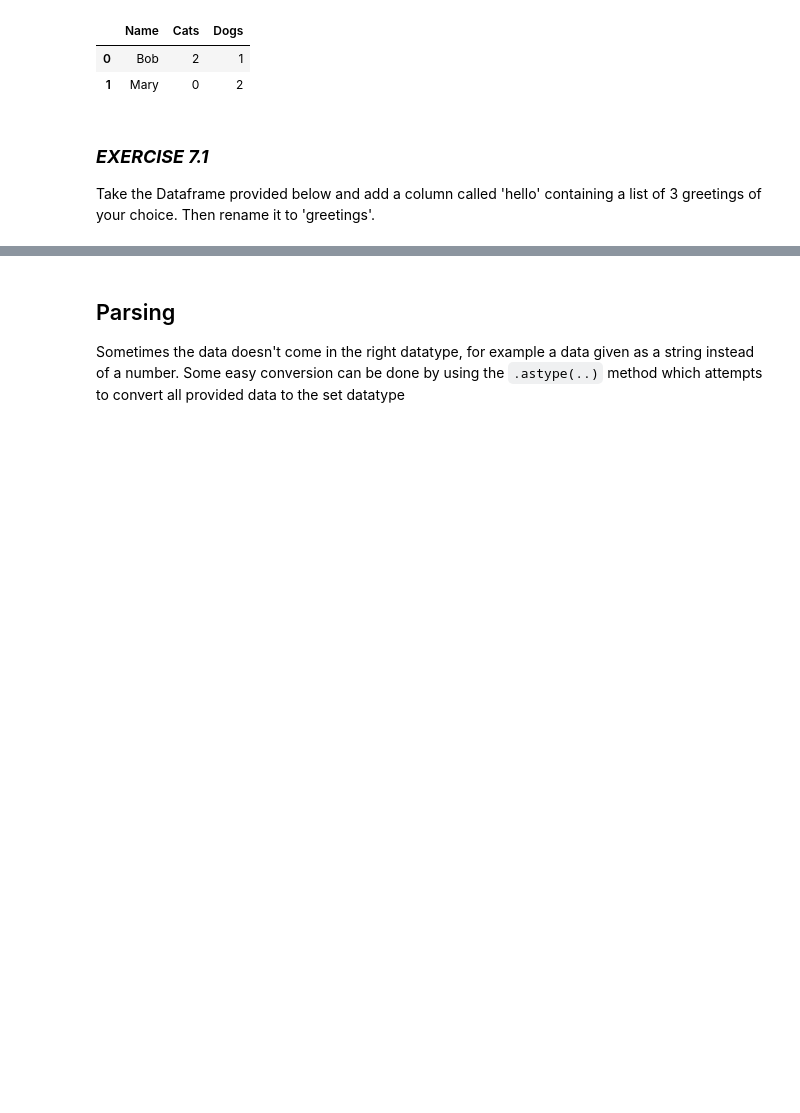
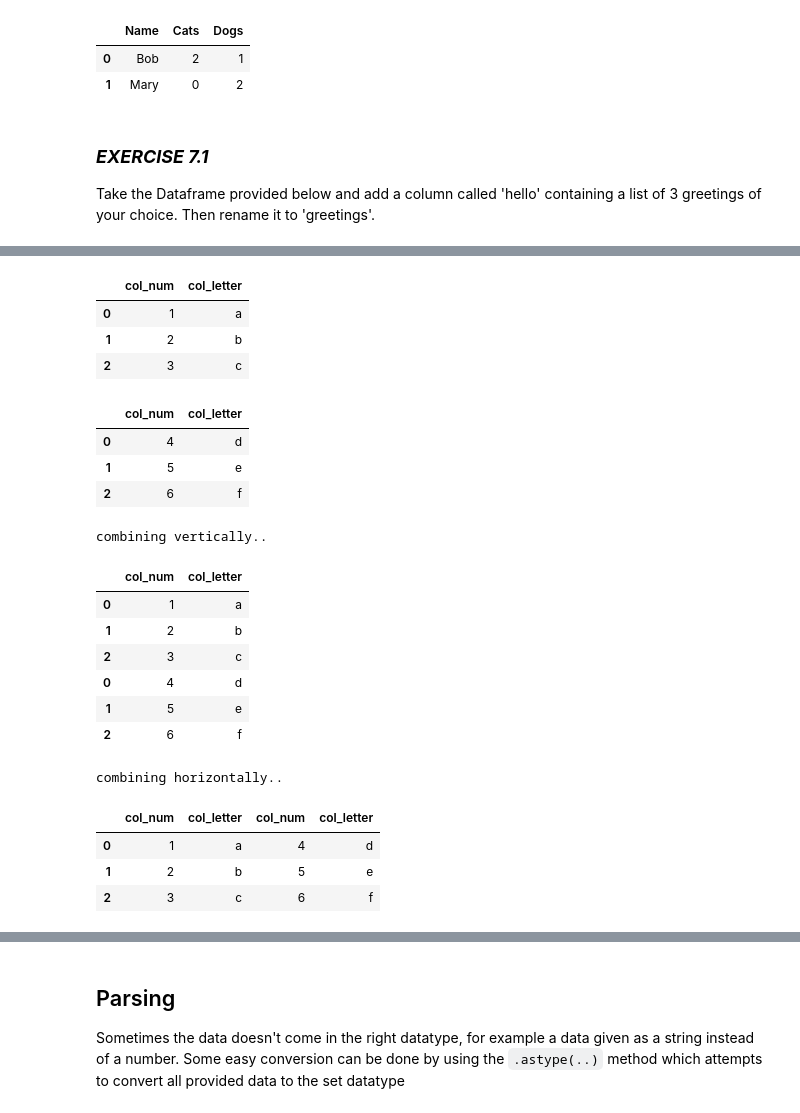
Before and after one commit to gabrielecalvo/pandas_tutorial, a Jupyter notebook: 07_data_manipulation.ipynb, the cells around one changed output, grey strips where cells are left out. Saved outputs shown, nothing was run; the diff lists cells and outputs as text; code cells hidden in the pictures; blank space fills up the shorter version.

```diff
--- a/07_data_manipulation.ipynb
+++ b/07_data_manipulation.ipynb
@@ -116,0 +124,35 @@ df = pd.DataFrame({'Name': ['Bob', 'Mary', 'John'], 'Cats':[2,0,3], 'Dogs':[1,2,
+# %%
+df1 = pd.DataFrame({'col_num': [1,2,3], 'col_letter':['a', 'b', 'c']})
+df2 = pd.DataFrame({'col_num': [4,5,6], 'col_letter':['d', 'e', 'f']})
+
+display(df1, df2)
+
+print('combining vertically..')
+df_v = pd.concat([df1, df2], axis='index')
+display(df_v)
+
+print('combining horizontally..')
+df_h = pd.concat([df1, df2], axis='columns')
+display(df_h)
+# %% [output]
+|  | col_num | col_letter |
+| 0 | 1 | a |
+| 1 | 2 | b |
+| 2 | 3 | c |
+|  | col_num | col_letter |
+| 0 | 4 | d |
+| 1 | 5 | e |
+| 2 | 6 | f |
+combining vertically..
+|  | col_num | col_letter |
+| 0 | 1 | a |
+| 1 | 2 | b |
+| 2 | 3 | c |
+| 0 | 4 | d |
+| 1 | 5 | e |
+| 2 | 6 | f |
+combining horizontally..
+|  | col_num | col_letter | col_num | col_letter |
+| 0 | 1 | a | 4 | d |
+| 1 | 2 | b | 5 | e |
+| 2 | 3 | c | 6 | f |
```
Also changed, not shown: parts of 4 cells of this notebook, 3 other files.
